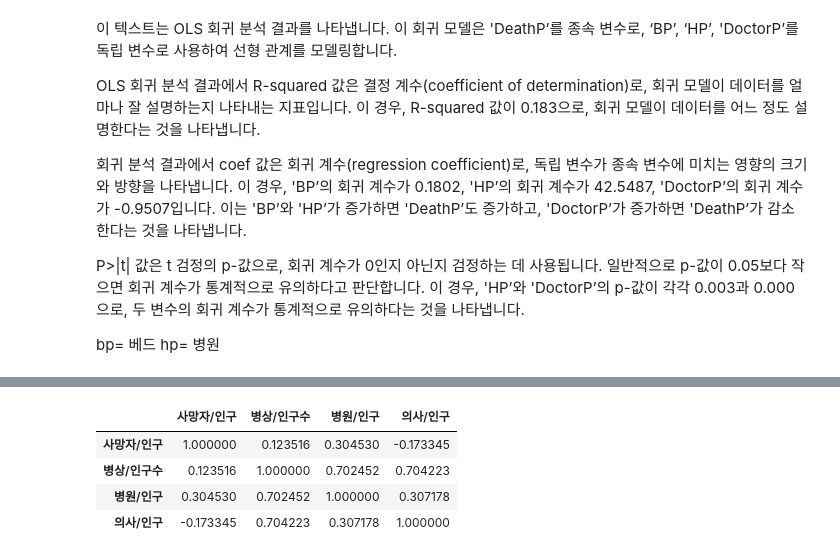
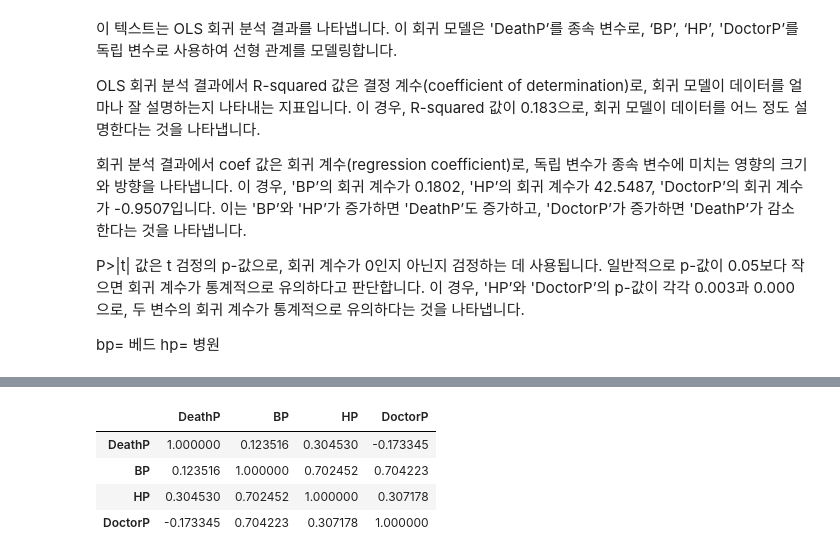
Before and after one commit to cav2280/dcx-final, a Jupyter notebook: main-상관관계 분석 추가.ipynb, the cells around one changed output, grey strips where cells are left out. Saved outputs shown, nothing was run; the diff lists cells and outputs as text; code cells hidden in the pictures.

```diff
--- a/main-상관관계 분석 추가.ipynb
+++ b/main-상관관계 분석 추가.ipynb
@@ -758,12 +774,12 @@ Notes:
 [1] Standard Errors assume that the covariance matrix of the errors is correctly specified.
 [2] The condition number is large, 6.26e+04. This might indicate that there are
 strong multicollinearity or other numerical problems.
-# %%
-correlation = merged_df[['사망자/인구', '병상/인구수', '병원/인구', '의사/인구']].corr()
-correlation
-# %% [output]
-|  | 사망자/인구 | 병상/인구수 | 병원/인구 | 의사/인구 |
-| 사망자/인구 | 1.000000 | 0.123516 | 0.304530 | -0.173345 |
-| 병상/인구수 | 0.123516 | 1.000000 | 0.702452 | 0.704223 |
-| 병원/인구 | 0.304530 | 0.702452 | 1.000000 | 0.307178 |
-| 의사/인구 | -0.173345 | 0.704223 | 0.307178 | 1.000000 |
+# %%
+correlation = merged_df[['DeathP', 'BP', 'HP', 'DoctorP']].corr()
+correlation
+# %% [output]
+|  | DeathP | BP | HP | DoctorP |
+| DeathP | 1.000000 | 0.123516 | 0.304530 | -0.173345 |
+| BP | 0.123516 | 1.000000 | 0.702452 | 0.704223 |
+| HP | 0.304530 | 0.702452 | 1.000000 | 0.307178 |
+| DoctorP | -0.173345 | 0.704223 | 0.307178 | 1.000000 |
```
Also changed, not shown: parts of 2 cells of this notebook.
